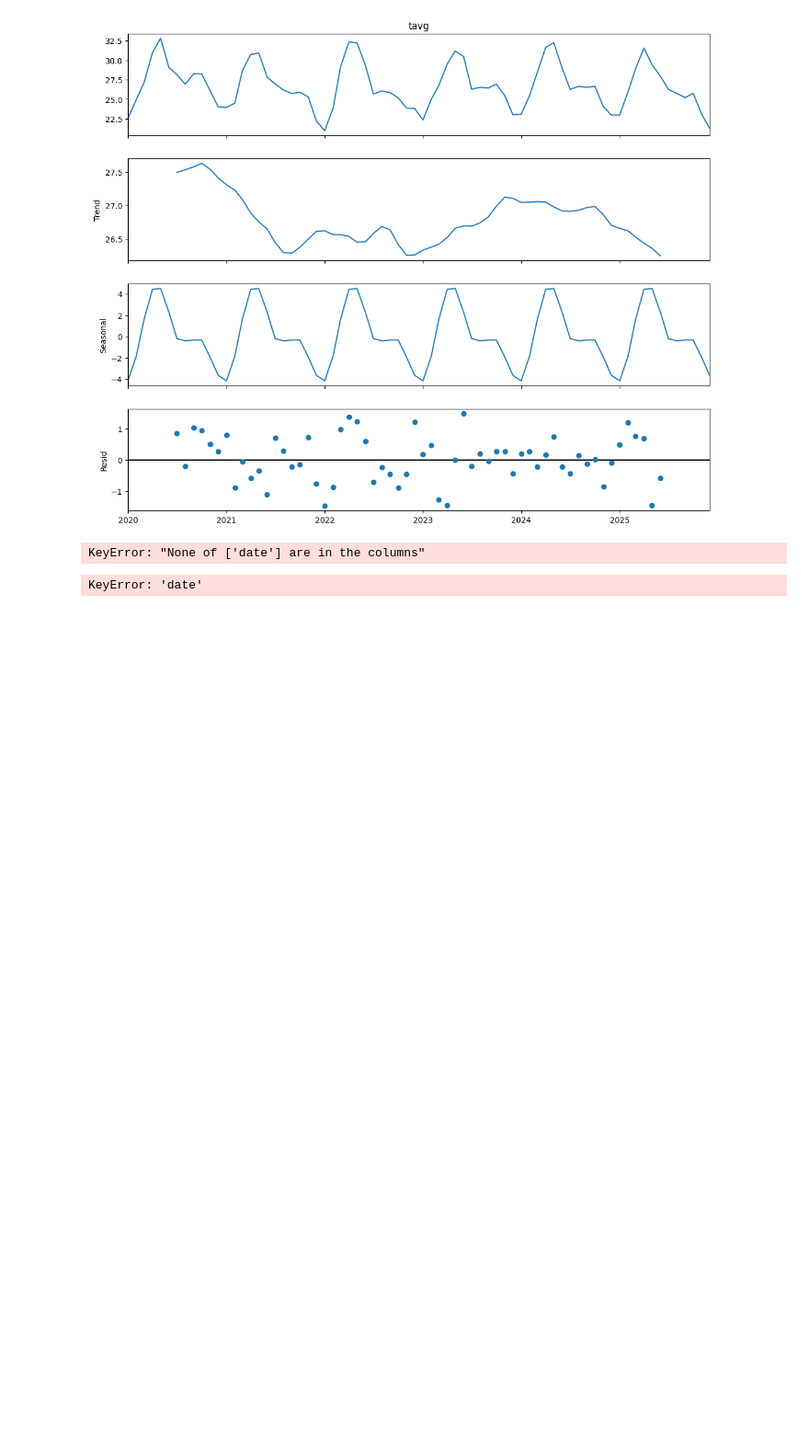
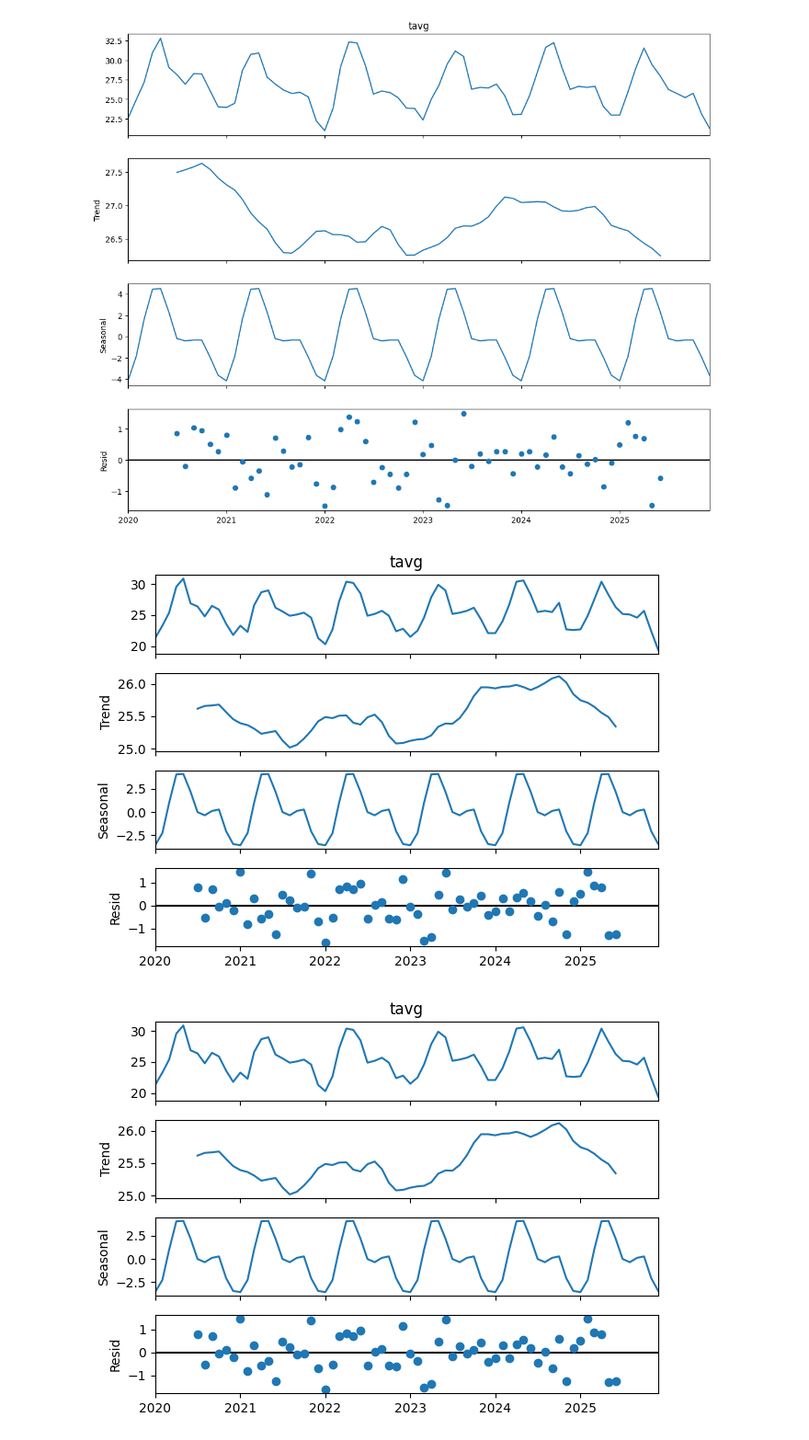
Before and after one commit to AvaneeshKad/Maharashtra-Climate-Data-Analysis, a Jupyter notebook: MaharashtraClimate.ipynb, the cells around one changed output. Shown at 92% size. Cells and saved outputs as stored; diff of their text form; code cells hidden in the pictures; blank space fills up the shorter version.

Commit message:
Kaggle Notebook | MaharashtraClimate_DataAnalysis | Version 3

```diff
--- a/MaharashtraClimate.ipynb
+++ b/MaharashtraClimate.ipynb
@@ -121,23 +123,13 @@ fig.set_size_inches(12, 10)
 plt.show()
 # %% [output]
 [figure]
-# %%
-from statsmodels.tsa.seasonal import seasonal_decompose
-
-# Ensure your index is a datetime object
-df.set_index('date', inplace=True)
-
-# Period=12 for monthly data
-result = seasonal_decompose(df['tavg'], model='additive', period=12)
-result.plot()
-# %% [output]
-KeyError: "None of ['date'] are in the columns"
-# %%
-# Calculate the historical average for each month across all years
-df_clean['month'] = df_clean['date'].dt.month
-monthly_avg = df_clean.groupby('month')['tavg'].transform('mean')
-
-# Anomaly = Actual - Average
-df_clean['anomaly'] = df_clean['tavg'] - monthly_avg
-# %% [output]
-KeyError: 'date'
+# %%
+# Filter for just one city
+pune_ts = df_clean[df_clean['city'] == 'Pune']['tavg']
+
+# Run decomposition on just Pune
+result_pune = seasonal_decompose(pune_ts, model='additive', period=12)
+result_pune.plot()
+# %% [output]
+[figure, added]
+[figure, added]
```
Also changed, not shown: parts of 3 cells of this notebook.
